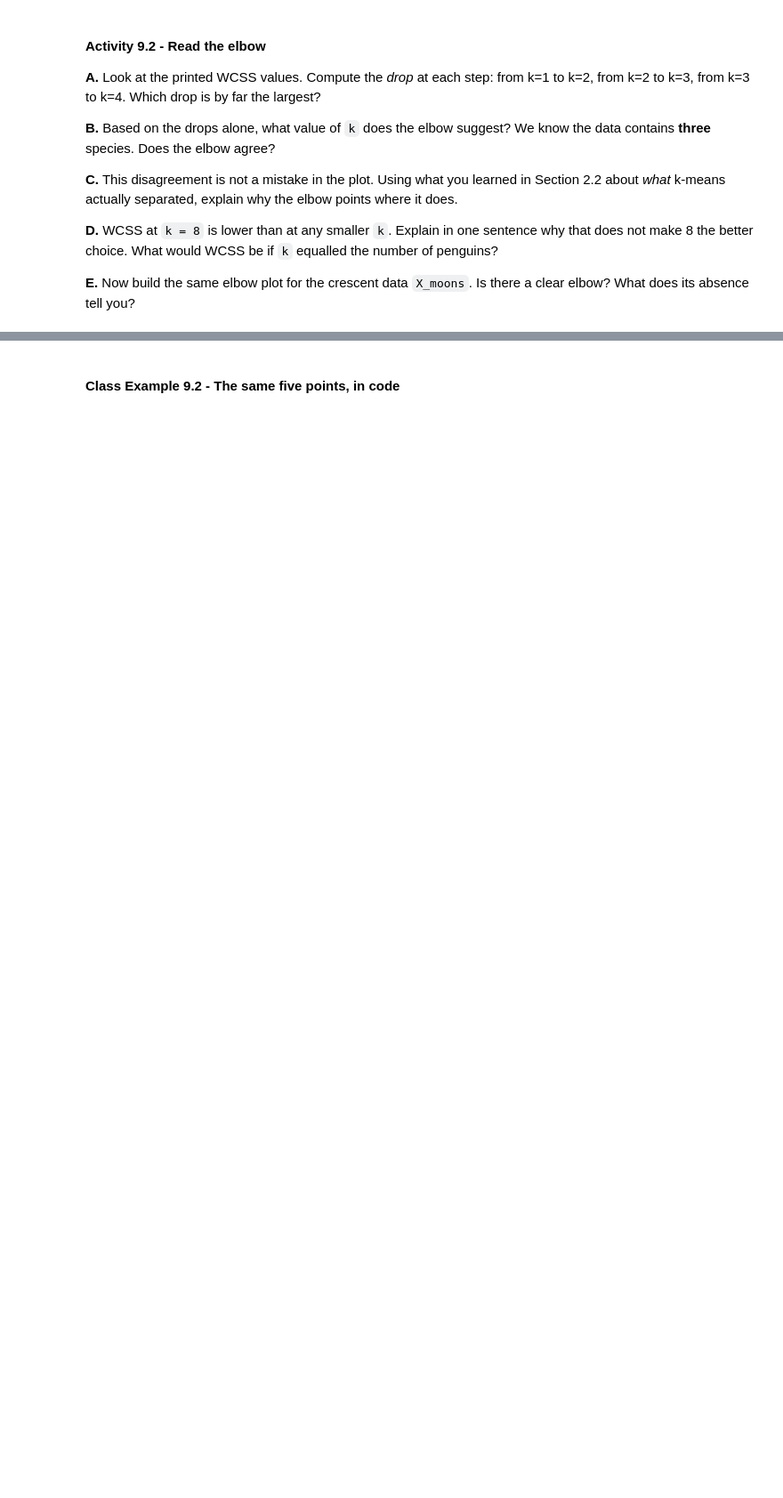
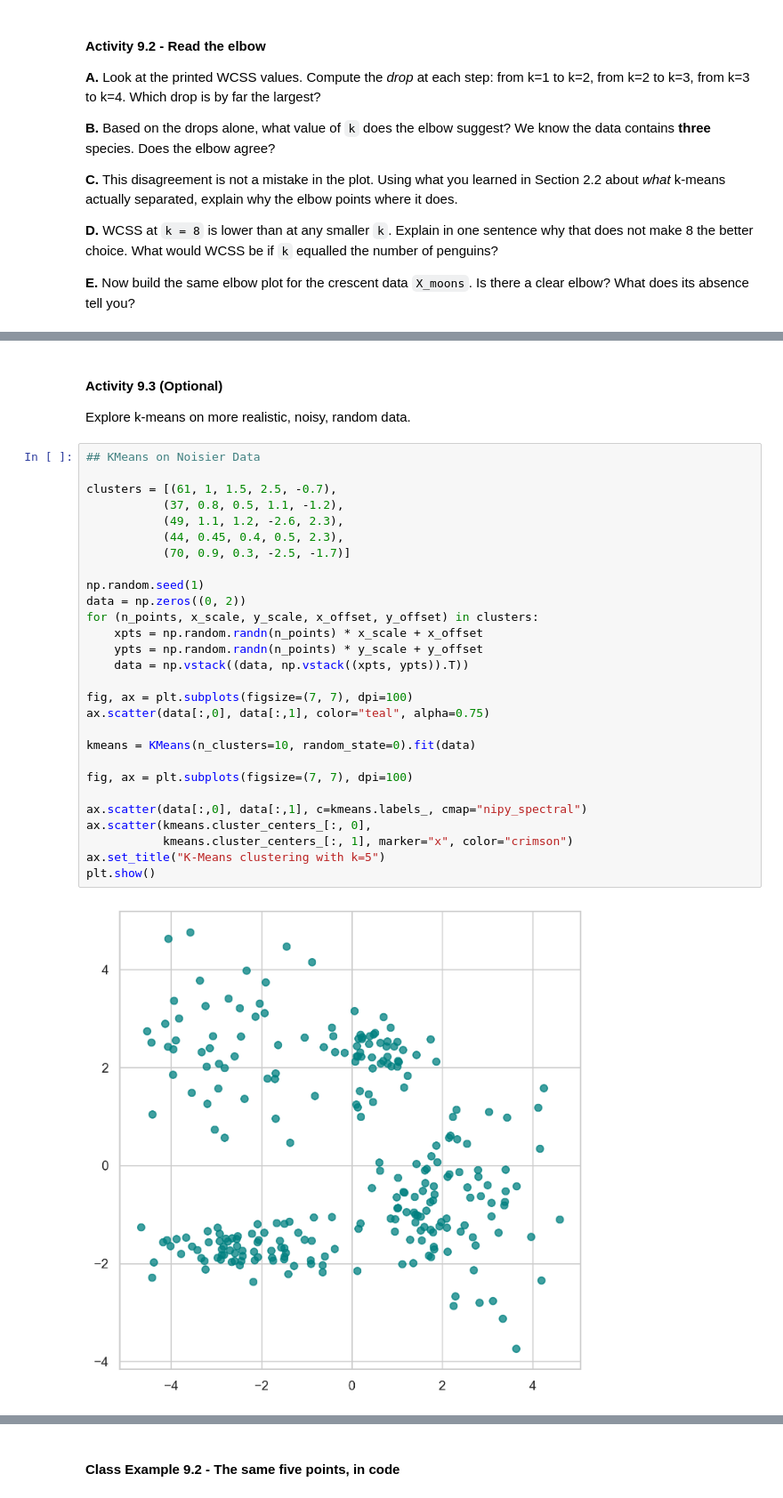
Before and after one commit to jppeirce/DSC210-Foundations-of-Data-Science, a Jupyter notebook: Notes/09-unsupervised_learning/09-unsupervised_learning.ipynb, the cells around one changed output, grey strips where cells are left out. Shown at 89% size. Cells and saved outputs as stored; diff of their text form; blank space fills up the shorter version.

```diff
--- a/Notes/09-unsupervised_learning/09-unsupervised_learning.ipynb
+++ b/Notes/09-unsupervised_learning/09-unsupervised_learning.ipynb
@@ -279,0 +314,33 @@ plt.show()
+# %% [markdown]
+#### **Activity 9.3 (Optional)**
+Explore k-means on more realistic, noisy, random data.
+# %%
+## KMeans on Noisier Data
+
+clusters = [(61, 1, 1.5, 2.5, -0.7),
+           (37, 0.8, 0.5, 1.1, -1.2),
+           (49, 1.1, 1.2, -2.6, 2.3),
+           (44, 0.45, 0.4, 0.5, 2.3),
+           (70, 0.9, 0.3, -2.5, -1.7)]
+
+np.random.seed(1)
+data = np.zeros((0, 2))
+for (n_points, x_scale, y_scale, x_offset, y_offset) in clusters:
+    xpts = np.random.randn(n_points) * x_scale + x_offset
+    ypts = np.random.randn(n_points) * y_scale + y_offset
+    data = np.vstack((data, np.vstack((xpts, ypts)).T))
+
+fig, ax = plt.subplots(figsize=(7, 7), dpi=100)
+ax.scatter(data[:,0], data[:,1], color="teal", alpha=0.75)
+
+kmeans = KMeans(n_clusters=10, random_state=0).fit(data)
+
+fig, ax = plt.subplots(figsize=(7, 7), dpi=100)
+
+ax.scatter(data[:,0], data[:,1], c=kmeans.labels_, cmap="nipy_spectral")
+ax.scatter(kmeans.cluster_centers_[:, 0],
+           kmeans.cluster_centers_[:, 1], marker="x", color="crimson")
+ax.set_title("K-Means clustering with k=5")
+plt.show()
+# %% [output]
+[figure, added]
```
Also changed, not shown: parts of 9 cells of this notebook.
